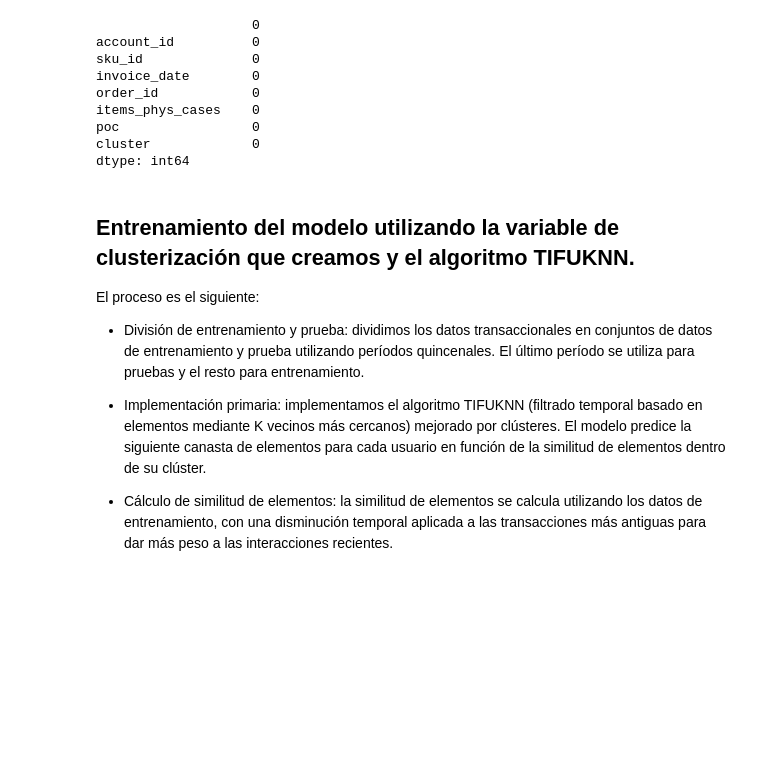
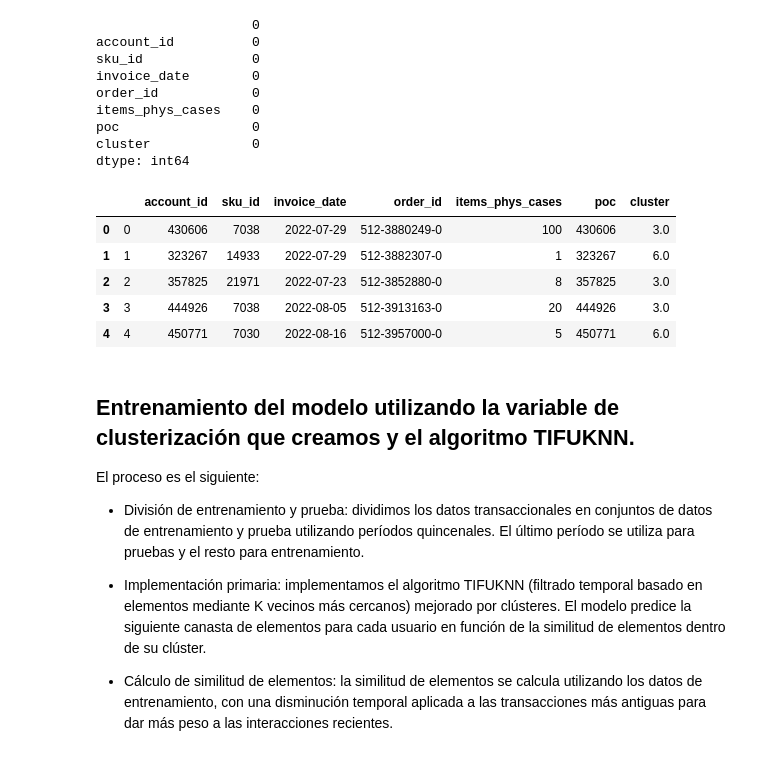
Before and after one commit to iair/challenge_AB_InBev, a Jupyter notebook: notebooks/modeling_poc3_TIFUKNN+clustering_Frquency.ipynb, the cells around one changed output. Cells and saved outputs as stored; diff of their text form; code cells hidden in the pictures; blank space fills up the shorter version.

```diff
--- a/notebooks/modeling_mvp3_TIFUKNN+clustering_Frquency.ipynb
+++ b/notebooks/modeling_poc3_TIFUKNN+clustering_Frquency.ipynb
@@ -129,6 +129,14 @@ cluster             0
 dtype: int64
 # %%
 pd_transactions_cluster.to_parquet("../data/processed/pd_transactions_cluster.parquet")
+pd_transactions_cluster.head()
+# %% [output]
+|  |  | account_id | sku_id | invoice_date | order_id | items_phys_cases | poc | cluster |
+| 0 | 0 | 430606 | 7038 | 2022-07-29 | 512-3880249-0 | 100 | 430606 | 3.0 |
+| 1 | 1 | 323267 | 14933 | 2022-07-29 | 512-3882307-0 | 1 | 323267 | 6.0 |
+| 2 | 2 | 357825 | 21971 | 2022-07-23 | 512-3852880-0 | 8 | 357825 | 3.0 |
+| 3 | 3 | 444926 | 7038 | 2022-08-05 | 512-3913163-0 | 20 | 444926 | 3.0 |
+| 4 | 4 | 450771 | 7030 | 2022-08-16 | 512-3957000-0 | 5 | 450771 | 6.0 |
 # %% [markdown]
 ## Entrenamiento del modelo utilizando la variable de clusterización que creamos y el algoritmo TIFUKNN.
 
```
Also changed, not shown: parts of 21 cells of this notebook, 3 other files.
